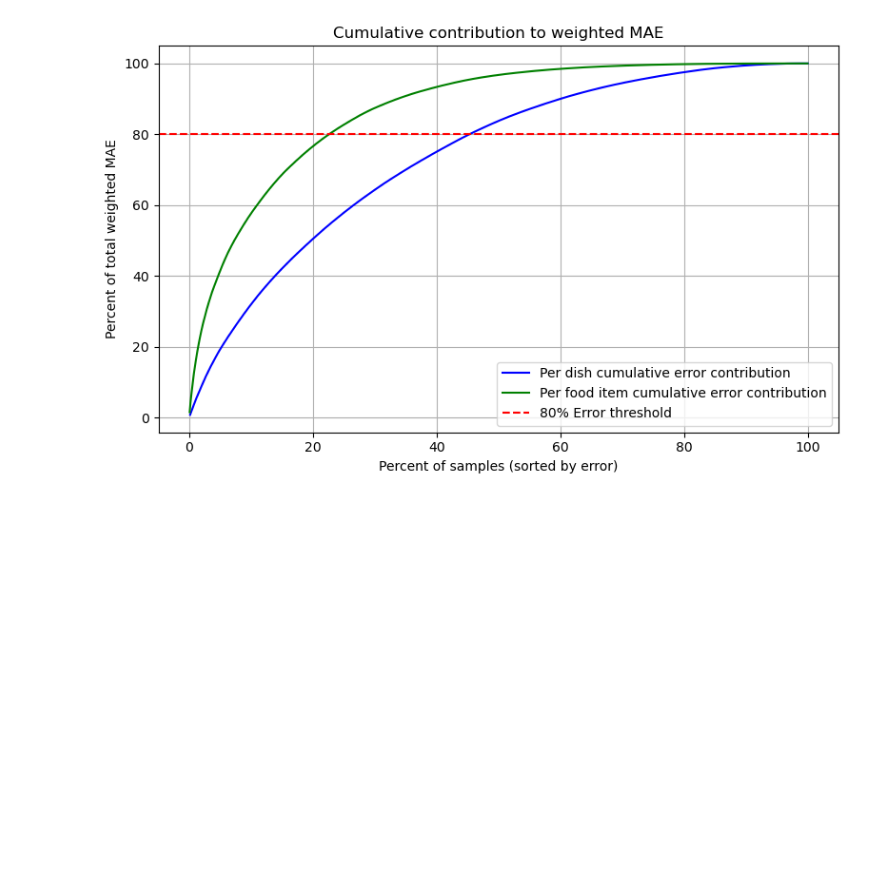
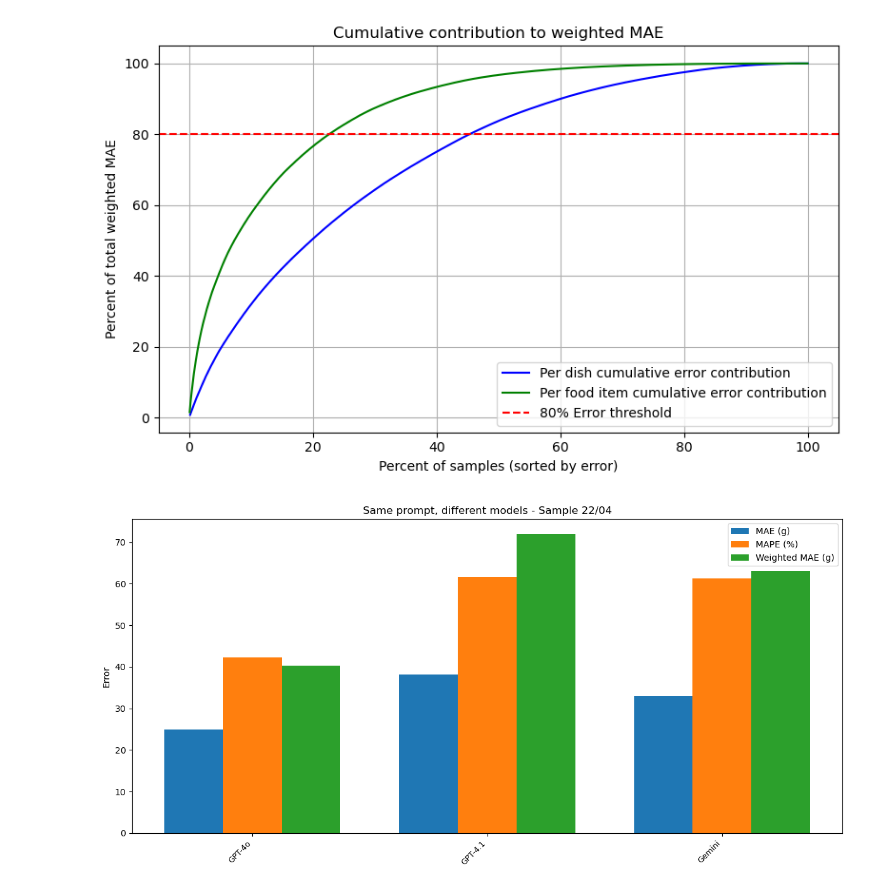
Before and after one commit to samaaraaah/volumetric-estimation-of-food-bachelor-project, a Jupyter notebook: src/visualize_results.ipynb, the cells around one changed output. Drawn from its saved outputs; the diff is of its cells as text; code cells hidden in the pictures; blank space fills up the shorter version.

```diff
--- a/src/visualize_results.ipynb
+++ b/src/visualize_results.ipynb
@@ -208,3 +187,8 @@ Top errors saved to ./top_80_percent_error.csv.
 22.63% of food items account for 80% of the total Weighted MAE.
 Top errors saved to ./top_80_percent_items_error.csv.
 [figure]
+# %%
+df4 = df.iloc[[49, 67, 70]].copy()
+plot_metrics(df4, "Same prompt, different models - Sample 22/04", label="model")
+# %% [output]
+[figure, added]
```
Also changed, not shown: parts of 1 cell of this notebook, 28 other files.
